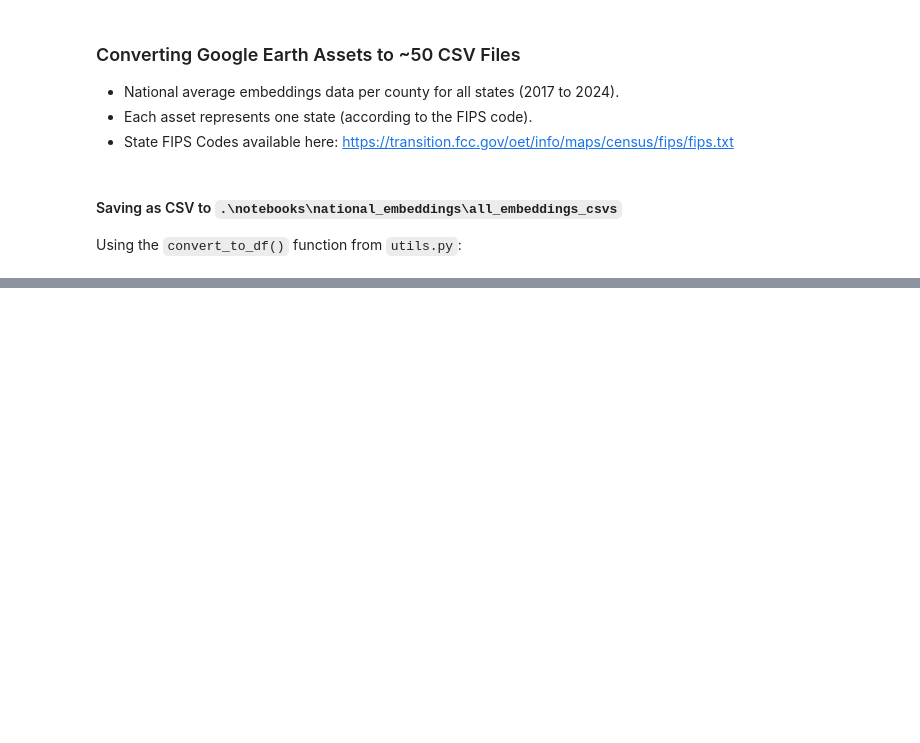
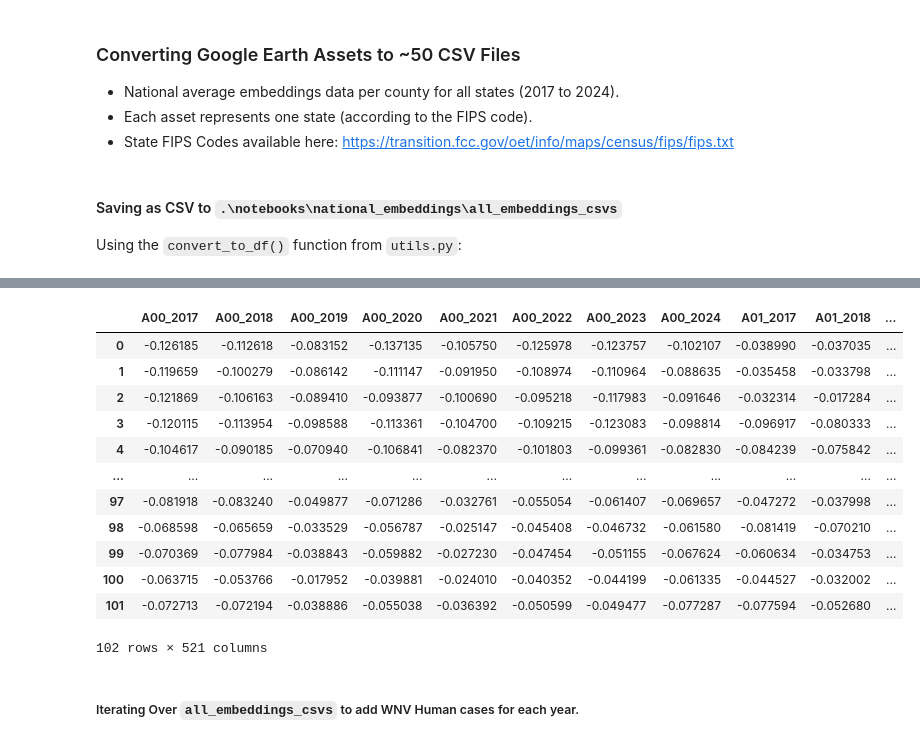
Before and after one commit to Amoreno73/wnv_embeddings, a Jupyter notebook: notebooks/national_embeddings/states_data_cleaning.ipynb, the cells around one changed output, grey strips where cells are left out. Drawn from its saved outputs; the diff is of its cells as text; code cells hidden in the pictures; blank space fills up the shorter version.

```diff
--- a/notebooks/national_embeddings/states_data_cleaning.ipynb
+++ b/notebooks/national_embeddings/states_data_cleaning.ipynb
@@ -112,0 +98,3 @@ print(r.status_code)
+# %%
+cases = cases.groupby(["Year","Location"]).agg("sum").reset_index()
+cases
@@ -112,0 +115,13 @@ print(r.status_code)
+# %%
+# convert from long format to wide format
+# each row represents one location
+# each location has sum of cases for 2017 - 2024.
+
+# columns="Year" -> each unique year is a column
+# values="cases" -> numbers to fill pivot table
+# take sum of all entries for the the same location and year
+
+# reset_index to move "Location" column to the right.
+
+cases_wide = (cases.pivot_table(index="Location", columns="Year", values="Total human disease cases", aggfunc="sum", fill_value=0).add_prefix("Cases_").reset_index())
+cases_wide
@@ -112,0 +172,19 @@ print(r.status_code)
+# %%
+df_merged = pd.merge(df, cases_wide, left_on="GEOID", right_on="Location", how="left").fillna(0).drop(columns=["Location"])
+df_merged
+# %% [output]
+|  | A00_2017 | A00_2018 | A00_2019 | A00_2020 | A00_2021 | A00_2022 | A00_2023 | A00_2024 | A01_2017 | A01_2018 | ... |
+| 0 | -0.126185 | -0.112618 | -0.083152 | -0.137135 | -0.105750 | -0.125978 | -0.123757 | -0.102107 | -0.038990 | -0.037035 | ... |
+| 1 | -0.119659 | -0.100279 | -0.086142 | -0.111147 | -0.091950 | -0.108974 | -0.110964 | -0.088635 | -0.035458 | -0.033798 | ... |
+| 2 | -0.121869 | -0.106163 | -0.089410 | -0.093877 | -0.100690 | -0.095218 | -0.117983 | -0.091646 | -0.032314 | -0.017284 | ... |
+| 3 | -0.120115 | -0.113954 | -0.098588 | -0.113361 | -0.104700 | -0.109215 | -0.123083 | -0.098814 | -0.096917 | -0.080333 | ... |
+| 4 | -0.104617 | -0.090185 | -0.070940 | -0.106841 | -0.082370 | -0.101803 | -0.099361 | -0.082830 | -0.084239 | -0.075842 | ... |
+| ... | ... | ... | ... | ... | ... | ... | ... | ... | ... | ... | ... |
+| 97 | -0.081918 | -0.083240 | -0.049877 | -0.071286 | -0.032761 | -0.055054 | -0.061407 | -0.069657 | -0.047272 | -0.037998 | ... |
+| 98 | -0.068598 | -0.065659 | -0.033529 | -0.056787 | -0.025147 | -0.045408 | -0.046732 | -0.061580 | -0.081419 | -0.070210 | ... |
+| 99 | -0.070369 | -0.077984 | -0.038843 | -0.059882 | -0.027230 | -0.047454 | -0.051155 | -0.067624 | -0.060634 | -0.034753 | ... |
+| 100 | -0.063715 | -0.053766 | -0.017952 | -0.039881 | -0.024010 | -0.040352 | -0.044199 | -0.061335 | -0.044527 | -0.032002 | ... |
+| 101 | -0.072713 | -0.072194 | -0.038886 | -0.055038 | -0.036392 | -0.050599 | -0.049477 | -0.077287 | -0.077594 | -0.052680 | ... |
+102 rows × 521 columns
+# %% [markdown]
+##### Iterating Over `all_embeddings_csvs` to add WNV Human cases for each year.
```
Also changed, not shown: parts of 18 cells of this notebook, 52 other files.
